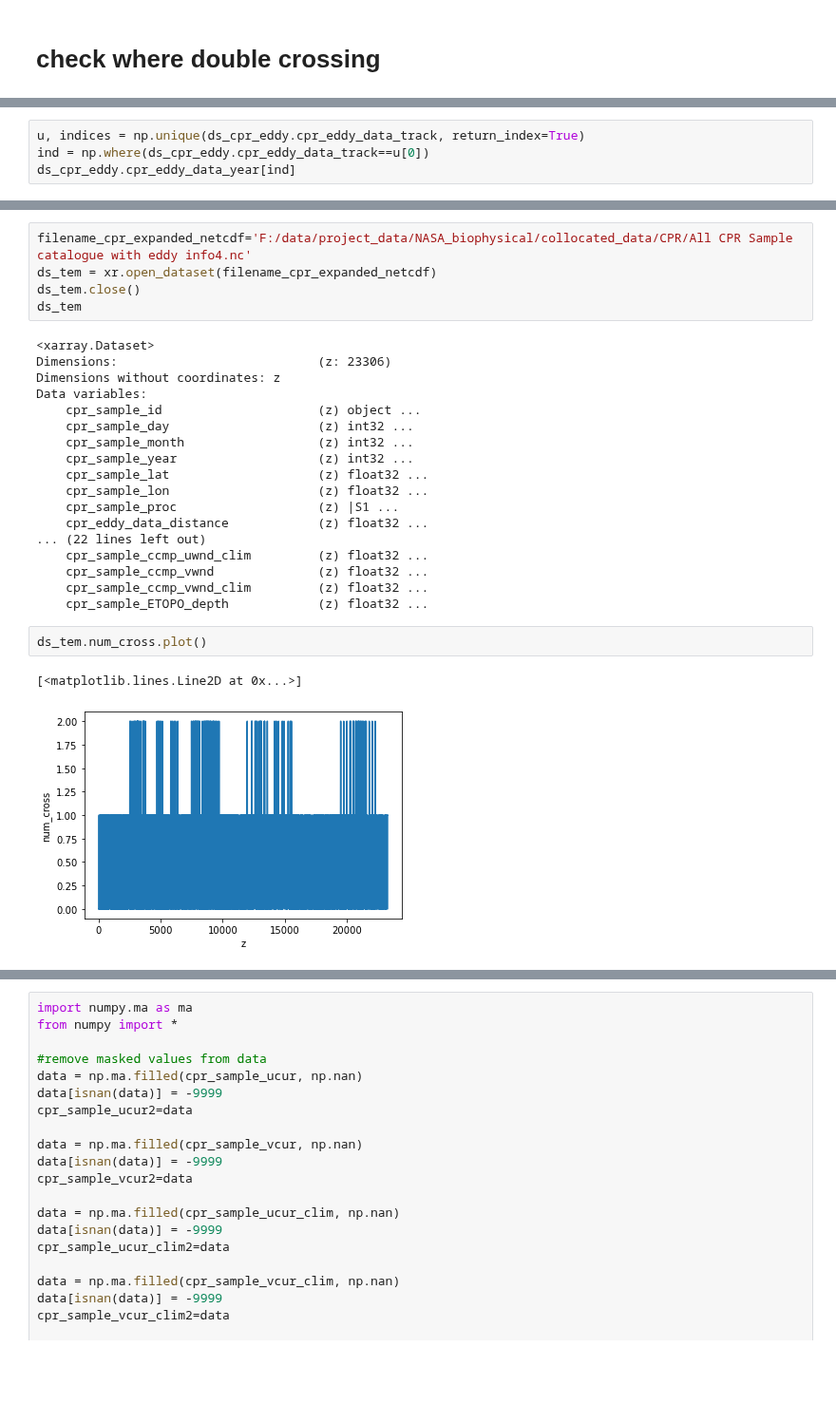
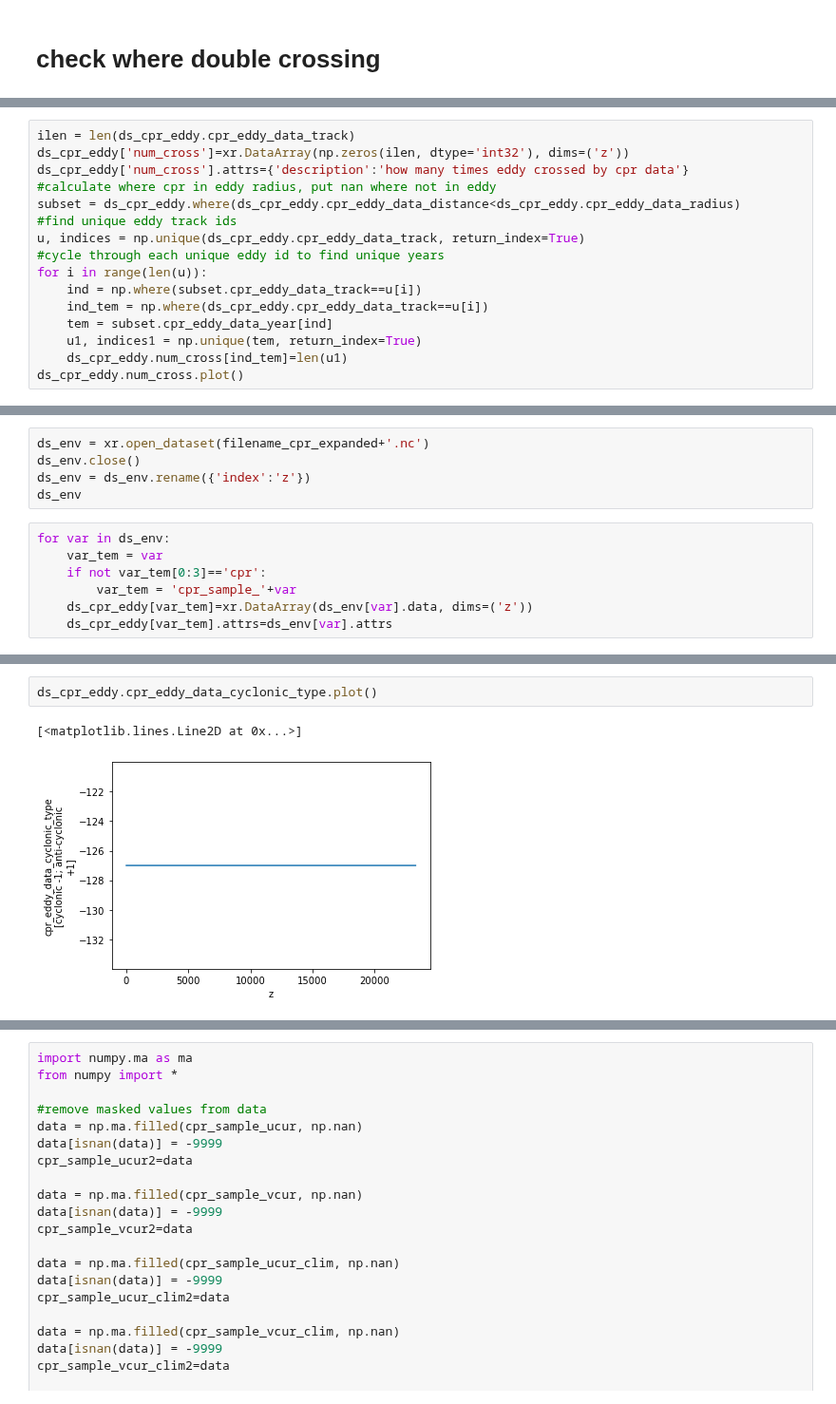
Before and after one commit to cgentemann/Biophysical, a Jupyter notebook: match cpr and eddy info and output file_updatexarray.ipynb, the cells around one changed output, grey strips where cells are left out. Shown at 95% size. Saved outputs shown, nothing was run; the diff lists cells and outputs as text; blank space fills up the shorter version.

```diff
--- a/match cpr and eddy info and output file_updatexarray.ipynb
+++ b/match cpr and eddy info and output file_updatexarray.ipynb
@@ -266,4 +307,16 @@ proc_cpr
-# %%
-u, indices = np.unique(ds_cpr_eddy.cpr_eddy_data_track, return_index=True)
-ind = np.where(ds_cpr_eddy.cpr_eddy_data_track==u[0])
-ds_cpr_eddy.cpr_eddy_data_year[ind]
+# %%
+ilen = len(ds_cpr_eddy.cpr_eddy_data_track)
+ds_cpr_eddy['num_cross']=xr.DataArray(np.zeros(ilen, dtype='int32'), dims=('z'))
+ds_cpr_eddy['num_cross'].attrs={'description':'how many times eddy crossed by cpr data'}
+#calculate where cpr in eddy radius, put nan where not in eddy
+subset = ds_cpr_eddy.where(ds_cpr_eddy.cpr_eddy_data_distance<ds_cpr_eddy.cpr_eddy_data_radius)
+#find unique eddy track ids
+u, indices = np.unique(ds_cpr_eddy.cpr_eddy_data_track, return_index=True)
+#cycle through each unique eddy id to find unique years
+for i in range(len(u)):
+    ind = np.where(subset.cpr_eddy_data_track==u[i])
+    ind_tem = np.where(ds_cpr_eddy.cpr_eddy_data_track==u[i])
+    tem = subset.cpr_eddy_data_year[ind]
+    u1, indices1 = np.unique(tem, return_index=True)
+    ds_cpr_eddy.num_cross[ind_tem]=len(u1)
+ds_cpr_eddy.num_cross.plot()
@@ -269,0 +325,12 @@ ds_cpr_eddy.cpr_eddy_data_year[ind]
+# %%
+ds_env = xr.open_dataset(filename_cpr_expanded+'.nc')
+ds_env.close()
+ds_env = ds_env.rename({'index':'z'})
+ds_env
+# %%
+for var in ds_env:
+    var_tem = var
+    if not var_tem[0:3]=='cpr':
+        var_tem = 'cpr_sample_'+var
+    ds_cpr_eddy[var_tem]=xr.DataArray(ds_env[var].data, dims=('z'))
+    ds_cpr_eddy[var_tem].attrs=ds_env[var].attrs
@@ -284,31 +360,8 @@ Data variables:
-# %%
-filename_cpr_expanded_netcdf='F:/data/project_data/NASA_biophysical/collocated_data/CPR/All CPR Sample catalogue with eddy info4.nc'
-ds_tem = xr.open_dataset(filename_cpr_expanded_netcdf)
-ds_tem.close()
-ds_tem
-# %% [output]
-<xarray.Dataset>
-Dimensions:                           (z: 23306)
-Dimensions without coordinates: z
-Data variables:
-    cpr_sample_id                     (z) object ...
-    cpr_sample_day                    (z) int32 ...
-    cpr_sample_month                  (z) int32 ...
-    cpr_sample_year                   (z) int32 ...
-    cpr_sample_lat                    (z) float32 ...
-    cpr_sample_lon                    (z) float32 ...
-    cpr_sample_proc                   (z) |S1 ...
-    cpr_eddy_data_distance            (z) float32 ...
-... (22 lines left out)
-    cpr_sample_ccmp_uwnd_clim         (z) float32 ...
-    cpr_sample_ccmp_vwnd              (z) float32 ...
-    cpr_sample_ccmp_vwnd_clim         (z) float32 ...
-    cpr_sample_ETOPO_depth            (z) float32 ...
-# %%
-ds_tem.num_cross.plot()
-# %% [output]
-[<matplotlib.lines.Line2D at 0x...>]
-[figure, removed]
+# %%
+ds_cpr_eddy.cpr_eddy_data_cyclonic_type.plot()
+# %% [output]
+[<matplotlib.lines.Line2D at 0x...>]
+[figure, added]
 # %%
 plt.plot(ds_cpr_eddy.cpr_eddy_data_distance)
 plt.plot(ds_cpr_eddy.cpr_eddy_data_radius)
```
Also changed, not shown: parts of 22 cells of this notebook, 1 other file.
